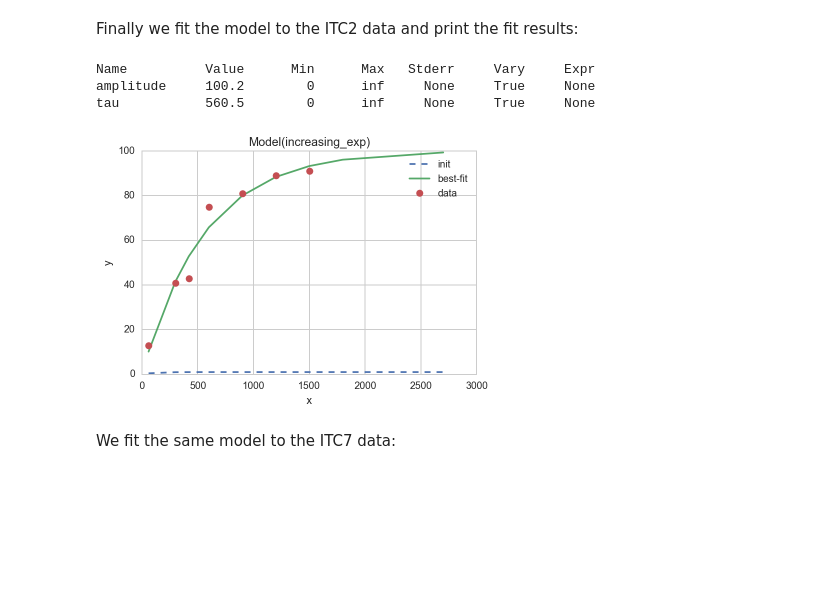
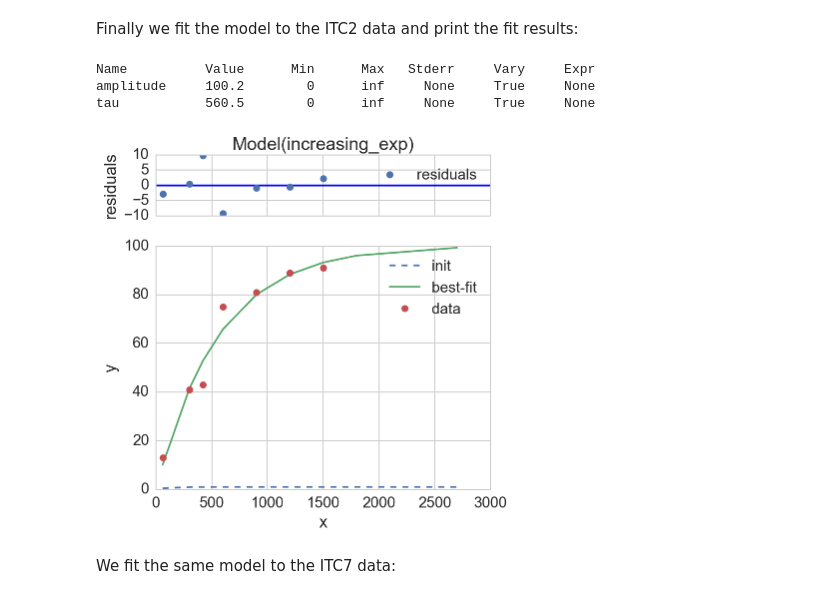
Before and after one commit to UCLA-Chem114/lab_notebooks, a Jupyter notebook: Fitting a dataset with missing values using pandas and lmfit.ipynb, the cells around one changed output. Saved outputs shown, nothing was run; the diff lists cells and outputs as text; code cells hidden in the pictures; blank space fills up the shorter version.

```diff
--- a/Fitting a dataset with missing values using pandas and lmfit.ipynb
+++ b/Fitting a dataset with missing values using pandas and lmfit.ipynb
@@ -153,12 +156,12 @@ Finally we fit the model to the ITC2 data and print the fit results:
 res2 = model.fit(d.ITC2, x=d.index, method='nelder', fit_kws=dict(nan_policy='omit'))
 # %%
 res2.params.pretty_print()
-fig = res2.plot_fit()
+fig = res2.plot()
 # %% [output]
 Name          Value      Min      Max   Stderr     Vary     Expr
 amplitude     100.2        0      inf     None     True     None
 tau           560.5        0      inf     None     True     None
-[figure, old version]
+[figure, new version]
 # %% [markdown]
 We fit the same model to the ITC7 data:
 # %%
```
Also changed, not shown: parts of 14 cells of this notebook.
